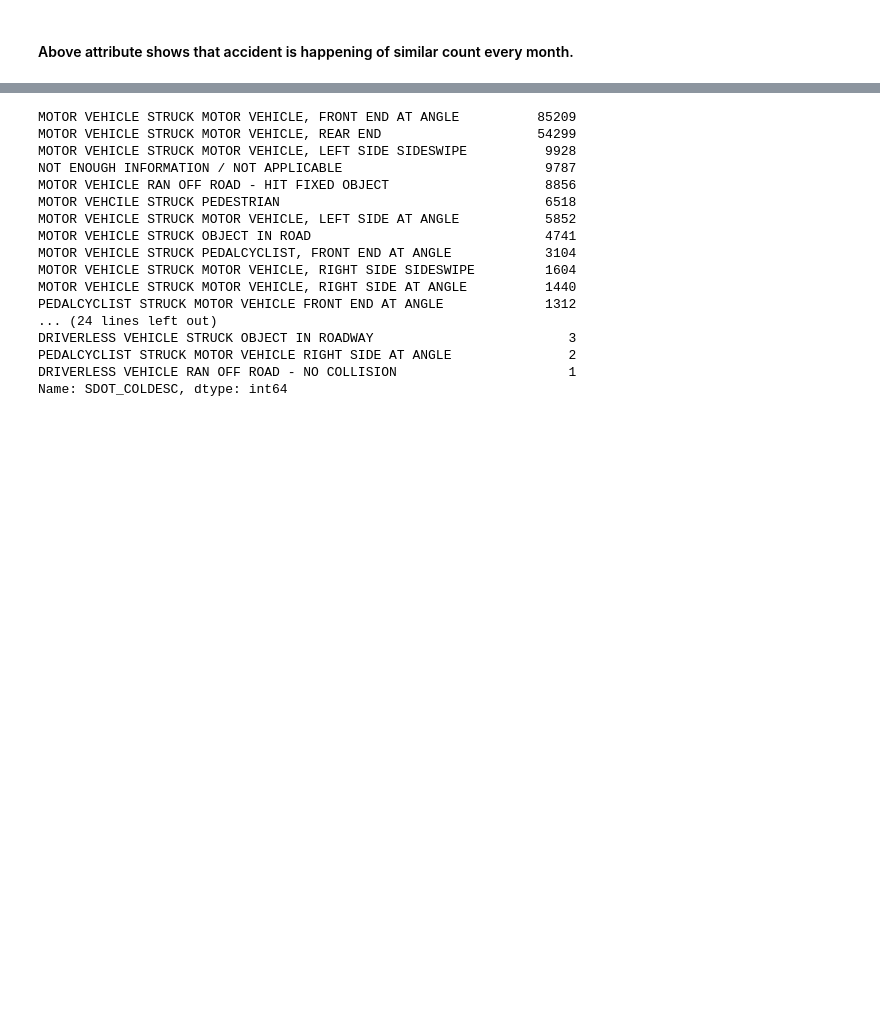
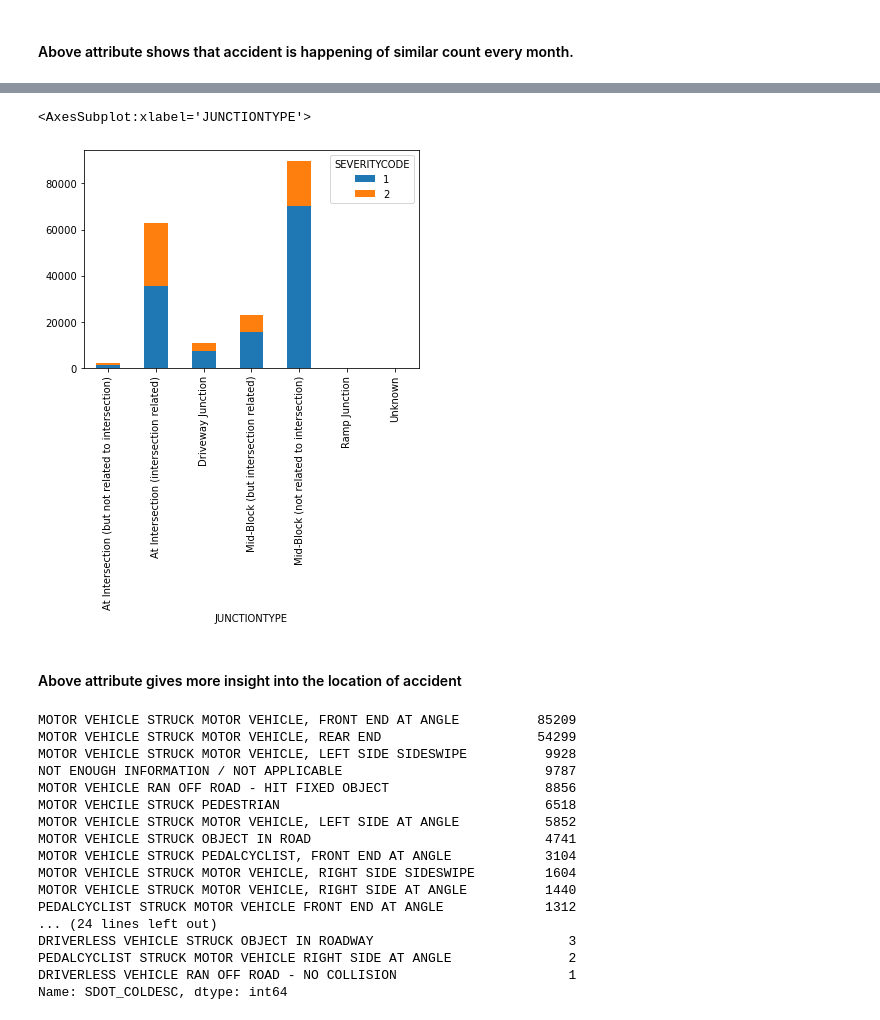
Before and after one commit to bikaskar/Coursera_Capstone, a Jupyter notebook: AccidentAnalysis/Project_AccidentAnalysis.ipynb, the cells around one changed output, grey strips where cells are left out. Saved outputs shown, nothing was run; the diff lists cells and outputs as text; code cells hidden in the pictures; blank space fills up the shorter version.

```diff
--- a/AccidentAnalysis/Project_AccidentAnalysis.ipynb
+++ b/AccidentAnalysis/Project_AccidentAnalysis.ipynb
@@ -226,3 +237,11 @@ Name: INCDATE_1, dtype: int64
+# %%
+df = accidentData.groupby(['JUNCTIONTYPE', 'SEVERITYCODE'])['SEVERITYCODE'].count().unstack('SEVERITYCODE')
+df.plot(kind="bar",stacked=True)
+# %% [output]
+<AxesSubplot:xlabel='JUNCTIONTYPE'>
+[figure, added]
+# %% [markdown]
+#### Above attribute gives more insight into the location of accident
 # %%
 accidentData.SDOT_COLDESC.value_counts()
 # %% [output]
```
Also changed, not shown: parts of 29 cells of this notebook.
